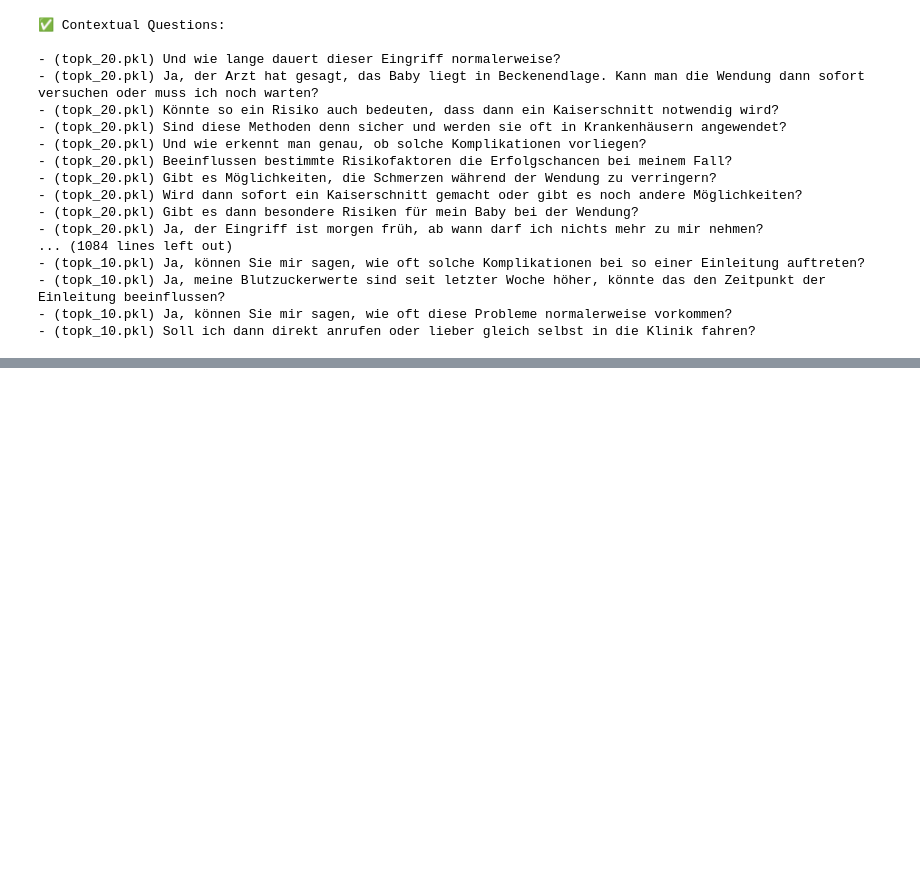
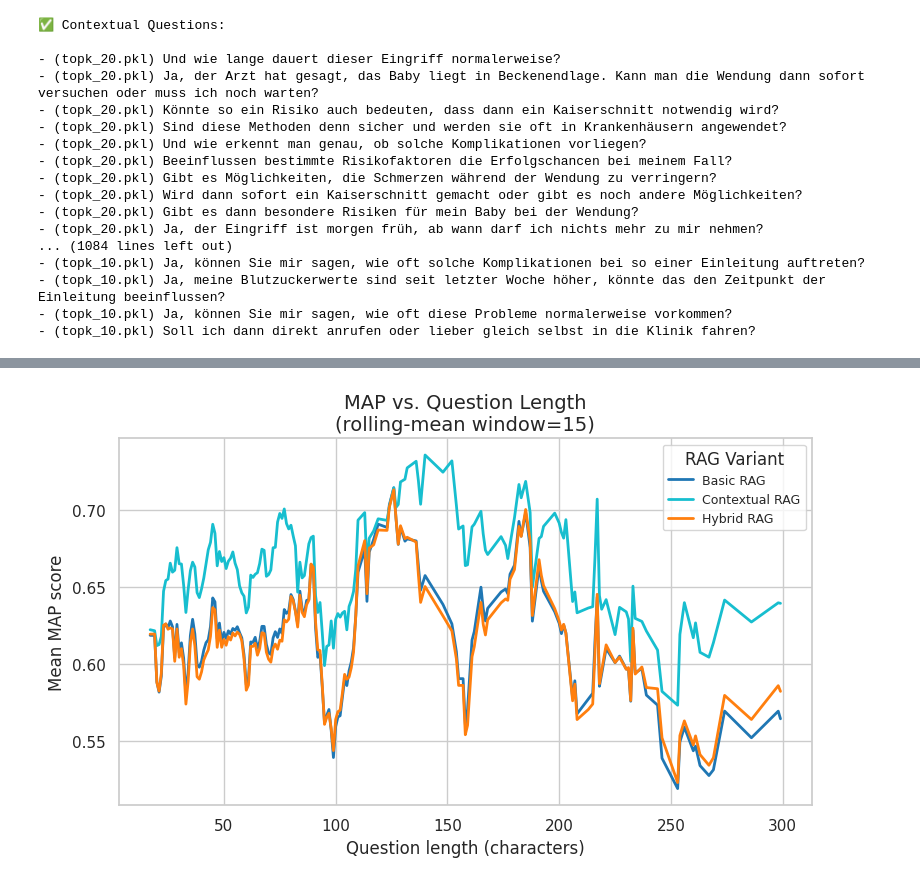
Before and after one commit to lukaskaibel/rag-medical-consultation, a Jupyter notebook: 7_analysis.ipynb, the cells around one changed output, grey strips where cells are left out. Drawn from its saved outputs; the diff is of its cells as text; code cells hidden in the pictures; blank space fills up the shorter version.

```diff
--- a/7_analysis.ipynb
+++ b/7_analysis.ipynb
@@ -333,0 +488,93 @@ else:
+# %%
+import os
+import glob
+import re
+import pandas as pd
+import seaborn as sns
+import matplotlib.pyplot as plt
+
+# ─── CONFIG ───────────────────────────────────────────────────────────
+BASE_DIR = "results/retrieval/2025-07-04_15-42-39/QwenQwen3-Embedding-4B"
+PATTERN  = os.path.join(BASE_DIR, "docs_*", "topk_*.pkl")
+METRICS  = ["map","mrr","recall"]
+sns.set(style="whitegrid")
+# ─── BUILD `long` AS BEFORE ────────────────────────────────────────────
+records = []
+for fp in glob.glob(PATTERN):
+    splitting = os.path.basename(os.path.dirname(fp)).removeprefix("docs_")
+    df = pd.read_pickle(fp)
+
+    prefixes = {
+        col.rsplit("_",1)[0]
+        for col in df.columns
+        if any(col.endswith(f"_{m}") for m in METRICS)
+    }
+    prefixes = sorted(p for p in prefixes
+                      if all(f"{p}_{m}" in df.columns for m in METRICS))
+
+    for p in prefixes:
+        for m in METRICS:
+            col = f"{p}_{m}"
+            if col not in df:
+                continue
+            series = (
+                df[col]
+                  .dropna()
+                  .apply(lambda x: x[0] if isinstance(x,(list,tuple)) and len(x)==1 else x)
+                  .astype(float)
+            )
+            for q, score in zip(df["question"], series):
+                records.append({
+                    "rag_type": p,            # e.g. "Basic RAG","Contextual RAG","Hybrid RAG","Random"
+                    "metric"  : m,
+                    "char_len": len(q),
+                    "score"   : score
+                })
+
+long = pd.DataFrame(records)
+
+# ─── AGGREGATE & FILTER OUT RANDOM ────────────────────────────────────────
+agg2 = (
+    long
+    .groupby(["char_len","rag_type","metric"])["score"]
+    .mean()
+    .reset_index()
+)
+agg2 = agg2[agg2.rag_type != "Random"]  # drop the Random variant
+
+# ─── PALETTE (no Random) & SMOOTHING WINDOW ─────────────────────────────
+palette = {
+    "Basic RAG"     : "tab:blue",
+    "Contextual RAG": "tab:cyan",
+    "Hybrid RAG"    : "tab:orange",
+}
+SMOOTH_WINDOW = 15
+
+# ─── PLOT ONE SMOOTHED LINE PER RAG VARIANT ──────────────────────────────
+for metric in METRICS:
+    dfm = agg2[agg2.metric == metric]
+    fig, ax = plt.subplots(figsize=(8,5))
+
+    for rag_type, sub in dfm.groupby("rag_type"):
+        sub = sub.sort_values("char_len")
+        sub["smooth_score"] = (
+            sub["score"]
+            .rolling(window=SMOOTH_WINDOW, min_periods=1, center=True)
+            .mean()
+        )
+        ax.plot(
+            sub["char_len"],
+            sub["smooth_score"],
+            label=rag_type,
+            color=palette[rag_type],
+            linewidth=2
+        )
+
+    ax.set_title(f"{metric.upper()} vs. Question Length\n(rolling‐mean window={SMOOTH_WINDOW})", fontsize=14)
+    ax.set_xlabel("Question length (characters)")
+    ax.set_ylabel(f"Mean {metric.upper()} score")
+    ax.legend(title="RAG Variant", loc="best", fontsize=9)
+    plt.tight_layout()
+    plt.show()
+# %% [output]
+[figure, added]
```
Also changed, not shown: parts of 6 cells of this notebook, 34 other files.
